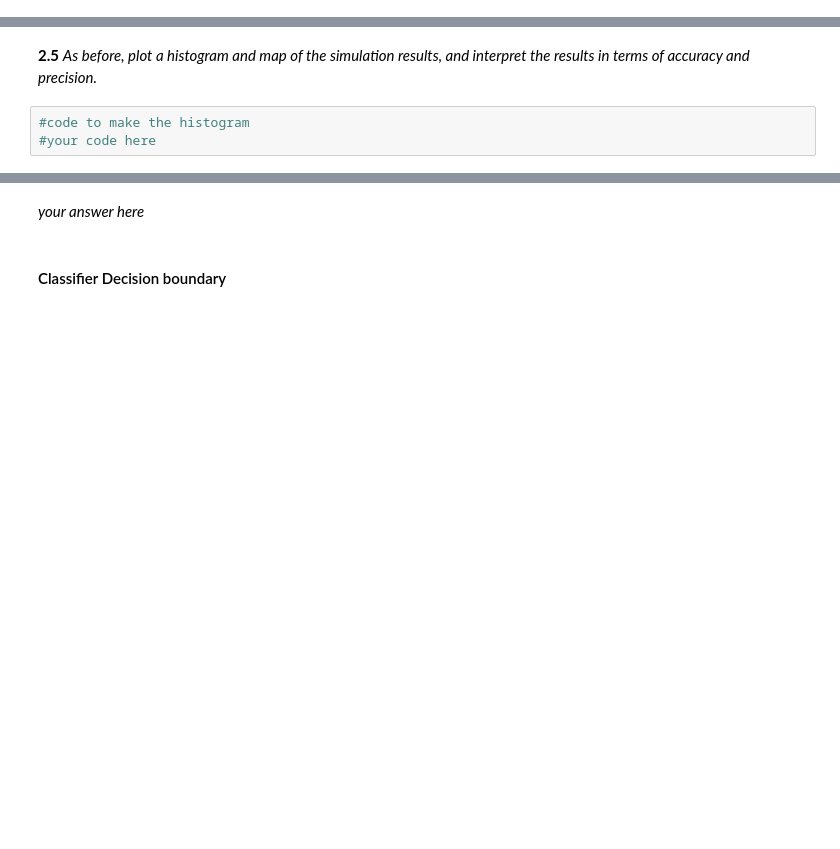
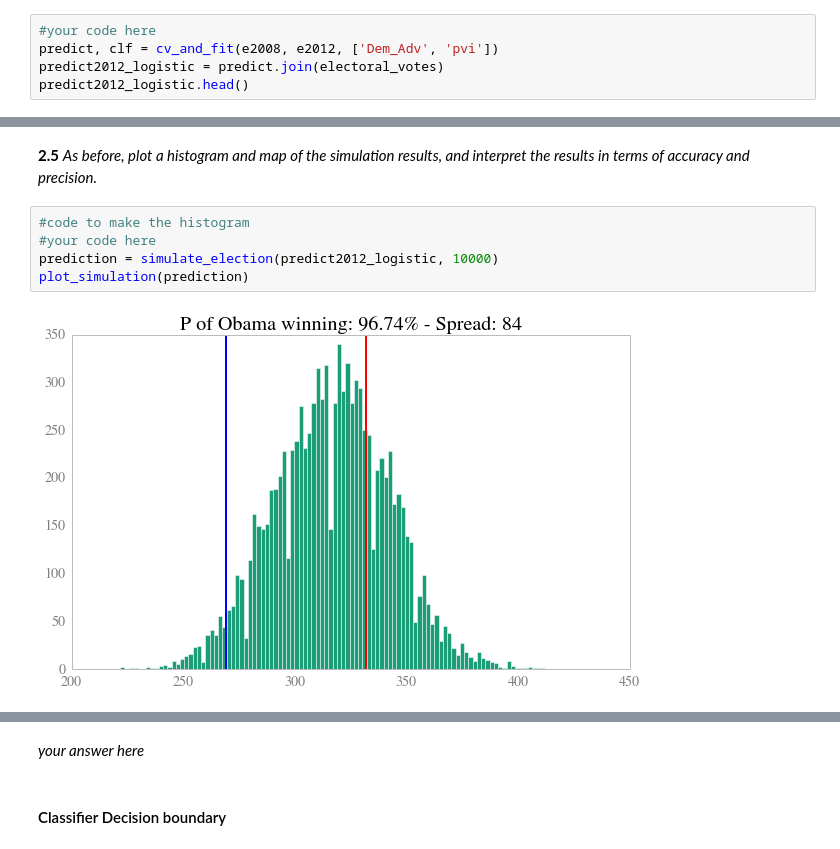
Before and after one commit to danielfrg/harvard-cs109-fall-2013, a Jupyter notebook: homeworks/HW2/HW2_mysolution.ipynb, the cells around one changed output, grey strips where cells are left out. Drawn from its saved outputs; the diff is of its cells as text; blank space fills up the shorter version.

```diff
--- a/homeworks/HW2/HW2_mysolution.ipynb
+++ b/homeworks/HW2/HW2_mysolution.ipynb
@@ -874,0 +942,5 @@ def cv_and_fit(frame2008, frame2012, featureslist, n_folds=5):
+# %%
+#your code here
+predict, clf = cv_and_fit(e2008, e2012, ['Dem_Adv', 'pvi'])
+predict2012_logistic = predict.join(electoral_votes)
+predict2012_logistic.head()
@@ -877,6 +957,10 @@ def cv_and_fit(frame2008, frame2012, featureslist, n_folds=5):
 # %%
 #code to make the histogram
 #your code here
+prediction = simulate_election(predict2012_logistic, 10000)
+plot_simulation(prediction)
+# %% [output]
+[figure, added]
 # %%
 #code to make the map
 #your code here
```
Also changed, not shown: parts of 41 cells of this notebook.
